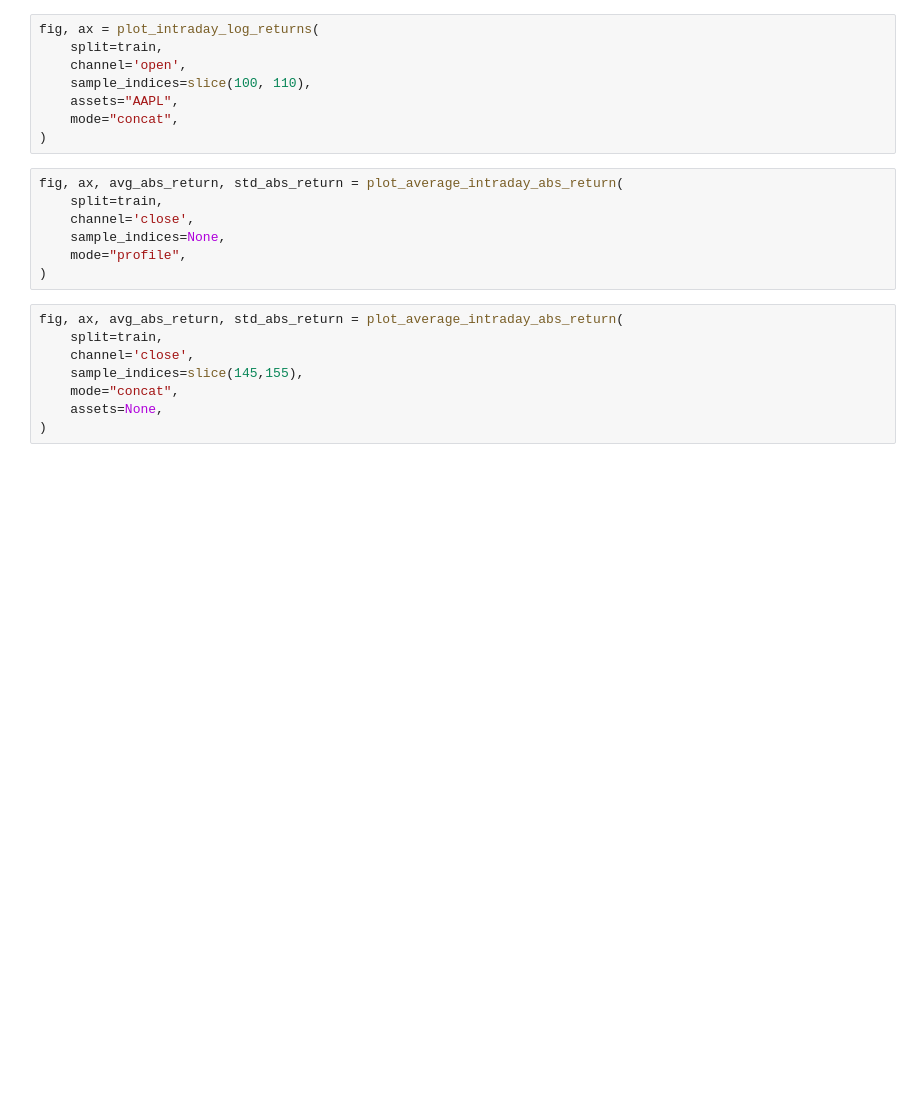
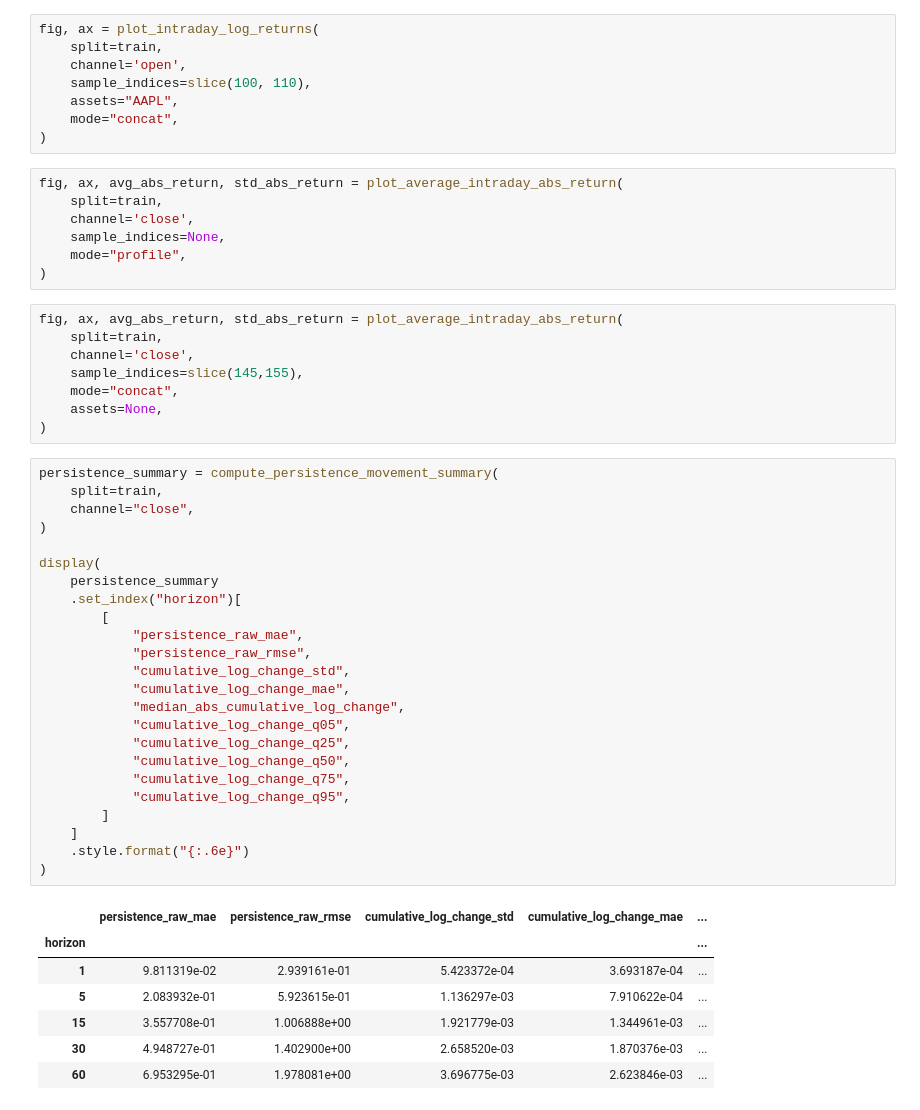
Before and after one commit to VishR-94/dynamic_graphs_thesis, a Jupyter notebook: notebooks/01_plot_candle_data.ipynb, the cells around one changed output. Drawn from its saved outputs; the diff is of its cells as text; blank space fills up the shorter version.

```diff
--- a/notebooks/01_plot_candle_data.ipynb
+++ b/notebooks/01_plot_candle_data.ipynb
@@ -208,3 +253,35 @@ fig, ax, avg_abs_return, std_abs_return = plot_average_intraday_abs_return(
     mode="concat",
     assets=None,
 )
+# %%
+persistence_summary = compute_persistence_movement_summary(
+    split=train,
+    channel="close",
+)
+
+display(
+    persistence_summary
+    .set_index("horizon")[
+        [
+            "persistence_raw_mae",
+            "persistence_raw_rmse",
+            "cumulative_log_change_std",
+            "cumulative_log_change_mae",
+            "median_abs_cumulative_log_change",
+            "cumulative_log_change_q05",
+            "cumulative_log_change_q25",
+            "cumulative_log_change_q50",
+            "cumulative_log_change_q75",
+            "cumulative_log_change_q95",
+        ]
+    ]
+    .style.format("{:.6e}")
+)
+# %% [output]
+|  | persistence_raw_mae | persistence_raw_rmse | cumulative_log_change_std | cumulative_log_change_mae | ... |
+| horizon |  |  |  |  | ... |
+| 1 | 9.811319e-02 | 2.939161e-01 | 5.423372e-04 | 3.693187e-04 | ... |
+| 5 | 2.083932e-01 | 5.923615e-01 | 1.136297e-03 | 7.910622e-04 | ... |
+| 15 | 3.557708e-01 | 1.006888e+00 | 1.921779e-03 | 1.344961e-03 | ... |
+| 30 | 4.948727e-01 | 1.402900e+00 | 2.658520e-03 | 1.870376e-03 | ... |
+| 60 | 6.953295e-01 | 1.978081e+00 | 3.696775e-03 | 2.623846e-03 | ... |
```
Also changed, not shown: parts of 10 cells of this notebook, 5 other files.
